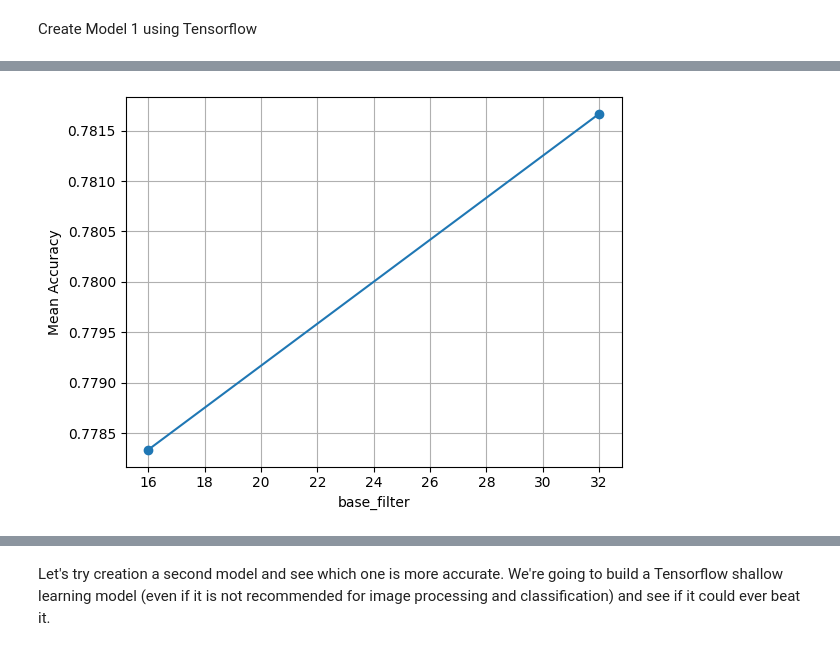
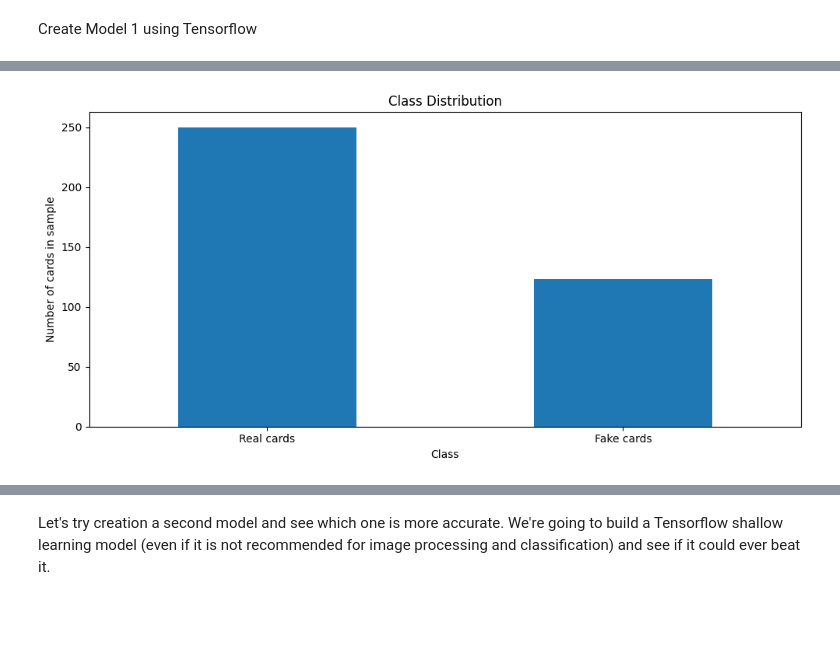
Before and after one commit to tylervo02/scalper-buddy, a Jupyter notebook: notebooks/trainModel.ipynb, the cells around one changed output, grey strips where cells are left out. Cells and saved outputs as stored; diff of their text form; code cells hidden in the pictures; blank space fills up the shorter version.

```diff
--- a/notebooks/trainModel.ipynb
+++ b/notebooks/trainModel.ipynb
@@ -44,87 +45,15 @@ from sklearn.model_selection import train_test_split, RandomizedSearchCV
 import keras_tuner as kt
 
 df = pd.read_csv(f"{datasetPath}/train_labels.csv")
-#shuffle dataset because the original dataset is ordered. We want to keep
-photoID_training, photoID_valid, classify_training, classify_valid = train_test_split(
-    df["id"], df["label"],
-    test_size= .2,
-    stratify = df["label"],
-    random_state=42
-)
 
+#class distribution plot for training set
 
-def processThroughImages(imagesCollection, labels, stage):
-    imagesArray = []
-    labelToReturn= []
-    # Images 1 - 298 in our dataset will be our training data. Rest will be testing
-    for imageID, label in zip(imagesCollection, labels):
-        imageToProcessFilePath = os.path.join(datasetPath, stage, f"{imageID}.JPG")
-
-        if not os.path.exists(imageToProcessFilePath):
-            print(f"Missing: {imageToProcessFilePath}")
-            continue
-
-        imageToProcess = keras.utils.img_to_array(keras.utils.load_img(imageToProcessFilePath, target_size=[224,224]))
-
-        imagesArray.append(imageToProcess)
-        labelToReturn.append(label)
-
-
-    return np.array(imagesArray), np.array(labelToReturn)
-
-trainingImagesArray, trainingClassifyArray = processThroughImages(photoID_training, classify_training, "train")
-validationImagesArray, validationClassifyArray = processThroughImages(photoID_valid, classify_valid, "train")
-
-#normalize for model's ease
-trainingImagesArray /= 255.0
-validationImagesArray /= 255.0
-
-# hypertune parameters with model 1 and see what we can do
-model1Tuner = kt.GridSearch(
-    build_tensor_deep_model,
-    objective="val_accuracy",
-    max_trials=None,
-    directory="fakeCardTensorflowLogs",
-    project_name="pokemonFakeCardClassifierDeepModel"
-)
-
-model1Tuner.search(
-    trainingImagesArray, trainingClassifyArray,
-    epochs = 30,
-    validation_data=(validationImagesArray, validationClassifyArray)
-)
-
-# display our results of our tuning here.
-def showHyperPlot(param: str, results, groupBy="mean_test_score"):
-  toPlot = results.groupby(param)[groupBy].mean()
-  plt.figure()
-  plt.plot(toPlot.index, toPlot.values, marker="o")
-  plt.xlabel(param)
-  plt.ylabel("Mean Accuracy")
-  plt.grid(True)
-  plt.show()
-
-
-
-
-# rebuild with best hyperparameters and get our final tuned model
-model1 = model1Tuner.hypermodel.build(model1Tuner.get_best_hyperparameters(1)[0])
-
-model1.fit(
-    trainingImagesArray, trainingClassifyArray,
-    epochs = 30,
-    validation_data=(validationImagesArray, validationClassifyArray)
-)
-
-model1Results = pd.DataFrame([
-    {**t.hyperparameters.values, "score": t.score} for t in model1Tuner.oracle.trials.values() if t.score is not None
-])
-print(model1Results.columns)
-print(model1Results.head())
-
-
-model1.summary()
-showHyperPlot("base_filter", model1Results, "score")
-showHyperPlot("dense_units", model1Results, "score")
-showHyperPlot("activation", model1Results, "score")
+plt.figure(figsize=(10,5))
+df["label"].map({0: "Fake cards", 1: "Real cards"}).value_counts().plot(kind="bar")
+plt.title("Class Distribution")
+plt.xlabel("Class")
+plt.ylabel("Number of cards in sample")
+plt.xticks(rotation=0)
+plt.tight_layout()
+plt.show()
 # %% [output]
@@ -170 +60 @@ Model: "sequential_1"
-[figure, old version]
+[figure, new version]
```
Also changed, not shown: parts of 11 cells of this notebook.
